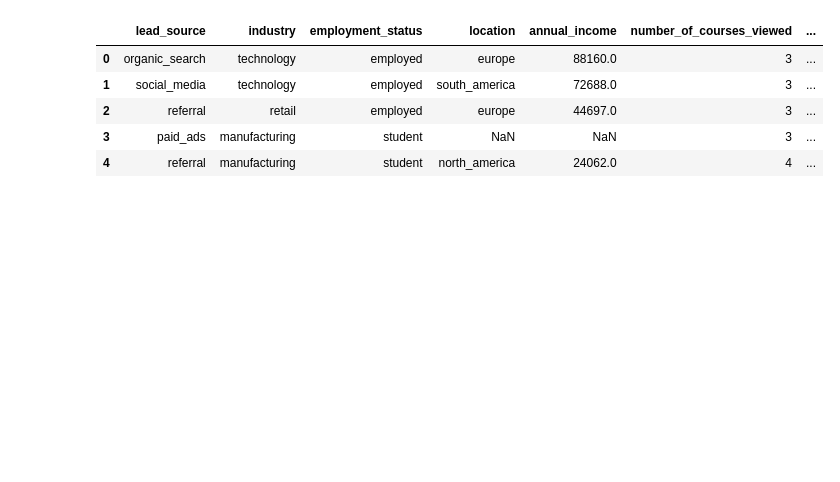
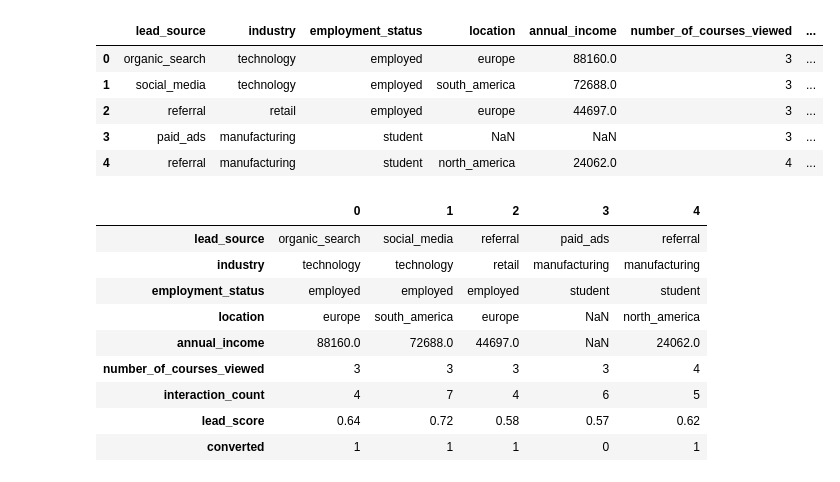
Before and after one commit to c6yxfkyhhz-dev/machine-learning-zoomcamp, a Jupyter notebook: 03-classification/03. homework.ipynb, the cells around one changed output. Cells and saved outputs as stored; diff of their text form; code cells hidden in the pictures; blank space fills up the shorter version.

```diff
--- a/03-classification/03. homework.ipynb
+++ b/03-classification/03. homework.ipynb
@@ -28,3 +28,16 @@ df.head()
 | 2 | referral | retail | employed | europe | 44697.0 | 3 | ... |
 | 3 | paid_ads | manufacturing | student | NaN | NaN | 3 | ... |
 | 4 | referral | manufacturing | student | north_america | 24062.0 | 4 | ... |
+# %%
+df.head().T
+# %% [output]
+|  | 0 | 1 | 2 | 3 | 4 |
+| lead_source | organic_search | social_media | referral | paid_ads | referral |
+| industry | technology | technology | retail | manufacturing | manufacturing |
+| employment_status | employed | employed | employed | student | student |
+| location | europe | south_america | europe | NaN | north_america |
+| annual_income | 88160.0 | 72688.0 | 44697.0 | NaN | 24062.0 |
+| number_of_courses_viewed | 3 | 3 | 3 | 3 | 4 |
+| interaction_count | 4 | 7 | 4 | 6 | 5 |
+| lead_score | 0.64 | 0.72 | 0.58 | 0.57 | 0.62 |
+| converted | 1 | 1 | 1 | 0 | 1 |
```
Also changed, not shown: parts of 37 cells of this notebook.
